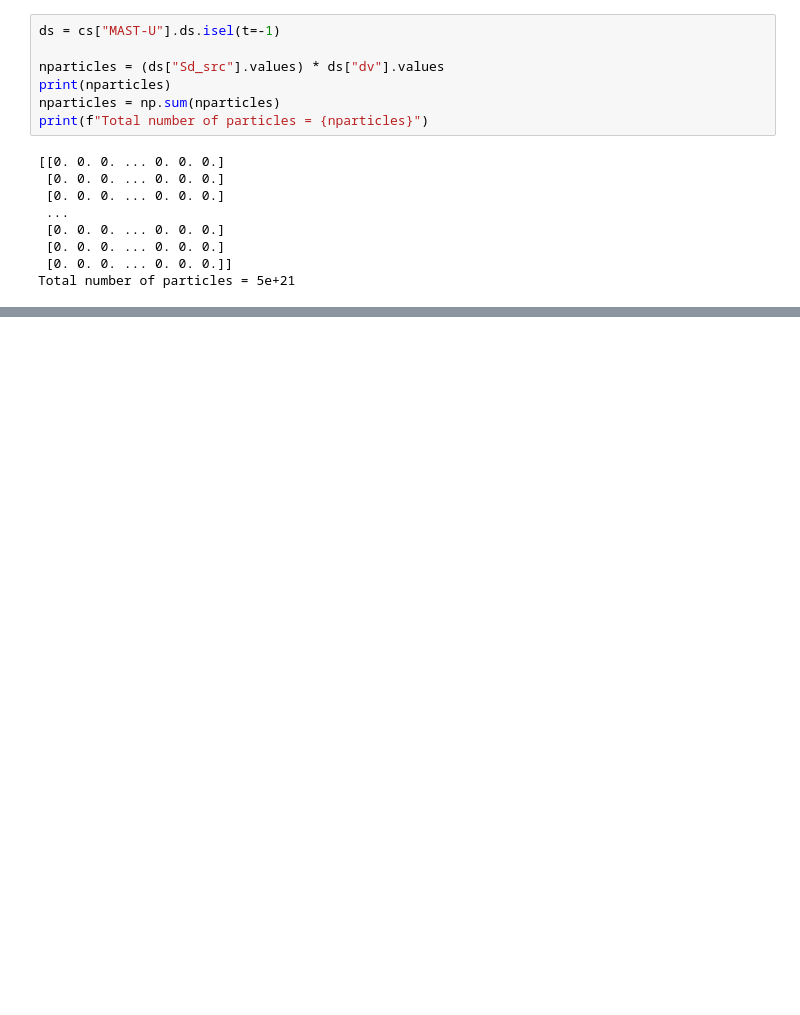
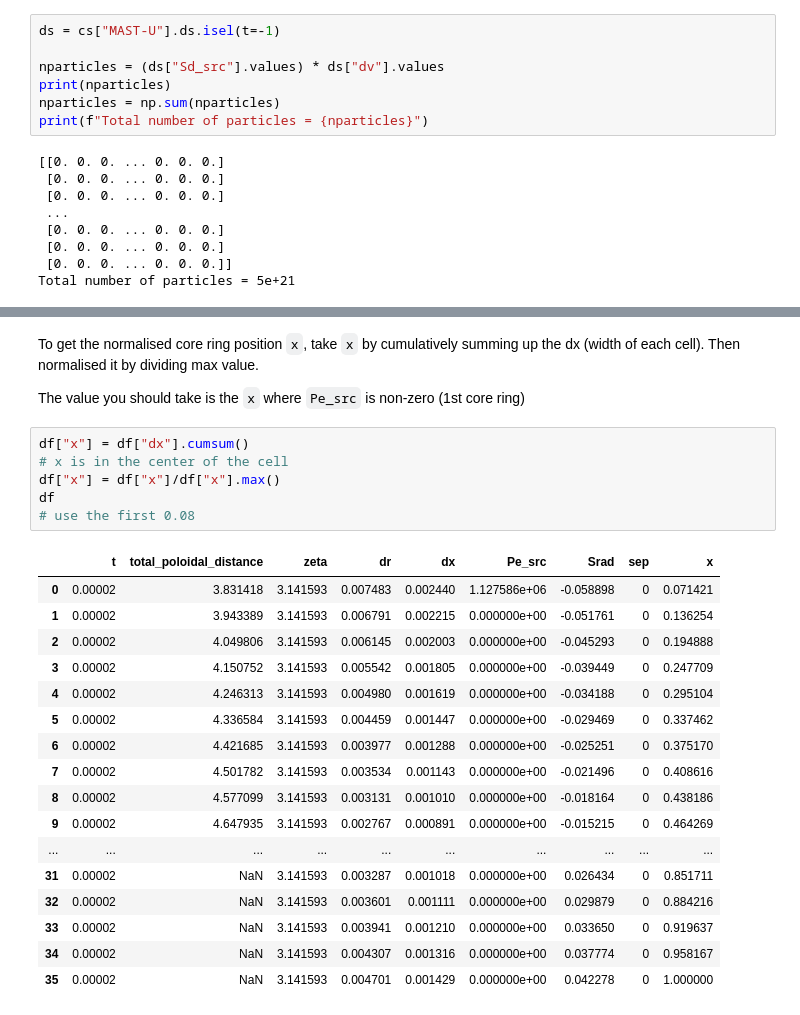
Before and after one commit to sun51027/hermes3-2dplots, a Jupyter notebook: calculator.ipynb, the cells around one changed output, grey strips where cells are left out. Drawn from its saved outputs; the diff is of its cells as text; blank space fills up the shorter version.

```diff
--- a/calculator.ipynb
+++ b/calculator.ipynb
@@ -104,0 +171,28 @@ Total number of particles = 5e+21
+# %% [markdown]
+To get the normalised core ring position `x`, take `x` by cumulatively summing up the dx (width of each cell). Then normalised it by dividing max value.
+
+The value you should take is the `x` where `Pe_src` is non-zero (1st core ring)
+# %%
+df["x"] = df["dx"].cumsum()
+# x is in the center of the cell
+df["x"] = df["x"]/df["x"].max()
+df
+# use the first 0.08
+# %% [output]
+|  | t | total_poloidal_distance | zeta | dr | dx | Pe_src | Srad | sep | x |
+| 0 | 0.00002 | 3.831418 | 3.141593 | 0.007483 | 0.002440 | 1.127586e+06 | -0.058898 | 0 | 0.071421 |
+| 1 | 0.00002 | 3.943389 | 3.141593 | 0.006791 | 0.002215 | 0.000000e+00 | -0.051761 | 0 | 0.136254 |
+| 2 | 0.00002 | 4.049806 | 3.141593 | 0.006145 | 0.002003 | 0.000000e+00 | -0.045293 | 0 | 0.194888 |
+| 3 | 0.00002 | 4.150752 | 3.141593 | 0.005542 | 0.001805 | 0.000000e+00 | -0.039449 | 0 | 0.247709 |
+| 4 | 0.00002 | 4.246313 | 3.141593 | 0.004980 | 0.001619 | 0.000000e+00 | -0.034188 | 0 | 0.295104 |
+| 5 | 0.00002 | 4.336584 | 3.141593 | 0.004459 | 0.001447 | 0.000000e+00 | -0.029469 | 0 | 0.337462 |
+| 6 | 0.00002 | 4.421685 | 3.141593 | 0.003977 | 0.001288 | 0.000000e+00 | -0.025251 | 0 | 0.375170 |
+| 7 | 0.00002 | 4.501782 | 3.141593 | 0.003534 | 0.001143 | 0.000000e+00 | -0.021496 | 0 | 0.408616 |
+| 8 | 0.00002 | 4.577099 | 3.141593 | 0.003131 | 0.001010 | 0.000000e+00 | -0.018164 | 0 | 0.438186 |
+| 9 | 0.00002 | 4.647935 | 3.141593 | 0.002767 | 0.000891 | 0.000000e+00 | -0.015215 | 0 | 0.464269 |
+| ... | ... | ... | ... | ... | ... | ... | ... | ... | ... |
+| 31 | 0.00002 | NaN | 3.141593 | 0.003287 | 0.001018 | 0.000000e+00 | 0.026434 | 0 | 0.851711 |
+| 32 | 0.00002 | NaN | 3.141593 | 0.003601 | 0.001111 | 0.000000e+00 | 0.029879 | 0 | 0.884216 |
+| 33 | 0.00002 | NaN | 3.141593 | 0.003941 | 0.001210 | 0.000000e+00 | 0.033650 | 0 | 0.919637 |
+| 34 | 0.00002 | NaN | 3.141593 | 0.004307 | 0.001316 | 0.000000e+00 | 0.037774 | 0 | 0.958167 |
+| 35 | 0.00002 | NaN | 3.141593 | 0.004701 | 0.001429 | 0.000000e+00 | 0.042278 | 0 | 1.000000 |
```
Also changed, not shown: parts of 7 cells of this notebook, 2 other files.
